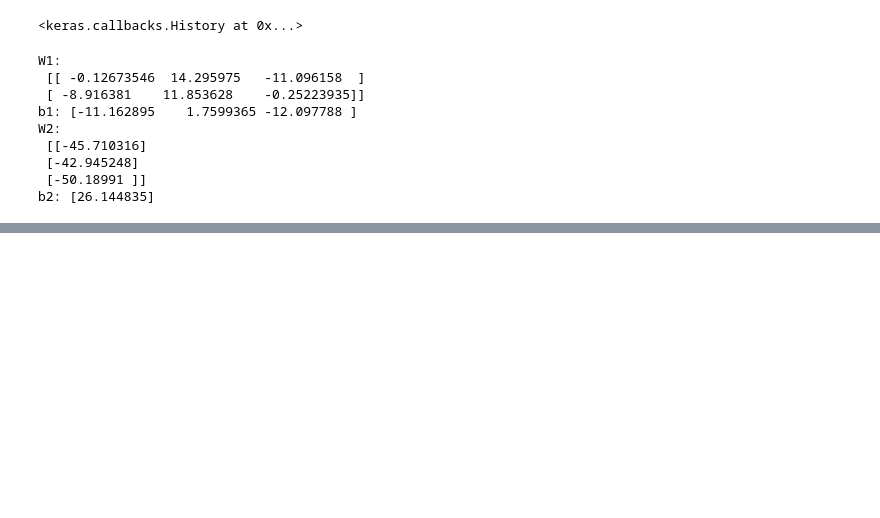
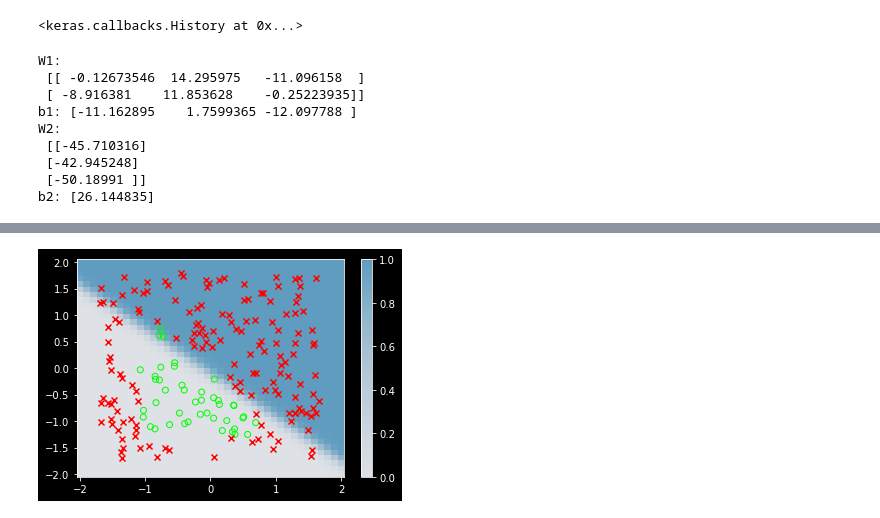
Before and after one commit to aq-amani/machine-learning, a Jupyter notebook: TensorFlow_simple_NN_binary_classification.ipynb, the cells around one changed output, grey strips where cells are left out. Saved outputs shown, nothing was run; the diff lists cells and outputs as text; code cells hidden in the pictures; blank space fills up the shorter version.

```diff
--- a/TensorFlow_simple_NN_binary_classification.ipynb
+++ b/TensorFlow_simple_NN_binary_classification.ipynb
@@ -172,0 +219,35 @@ plot_binary_classification_data(X_normalized, Y_train)
+# %%
+# Plot probabilities predicted by each neuron of the first layer
+#---------------------------------------------------------------
+
+n = 1 # Neuron index we want to see probability output for
+
+pred = np.zeros((X_meshed.shape[0], 1))
+
+
+for i in range(X_meshed.shape[0]):
+    a_out = sigmoid(np.matmul(W1.T, X_meshed[i,:]) + b1)
+    a_out = a_out.reshape(-1,1)
+    pred[i] = a_out[n]
+
+pred = pred.reshape(x0.shape)
+
+cmap = plt.get_cmap('Blues')
+cmap = truncate_colormap(cmap, 0.0, 0.5)
+
+
+pcm = plt.pcolormesh(x0, x1, pred, cmap=cmap, norm=cm.colors.Normalize(vmin=0, vmax=1), alpha = 0.9, shading='nearest')
+cbar = plt.colorbar()
+
+X1_train = X_normalized[:,0] # First feature data
+X2_train = X_normalized[:,1] # Second feature data
+
+
+Y_train = Y_hat
+
+plt.scatter(X1_train[Y_train==1], X2_train[Y_train==1], marker = 'o', edgecolors='lime', facecolors='none')
+plt.scatter(X1_train[Y_train==0], X2_train[Y_train==0], marker = 'x', c='r')
+
+plt.show()
+# %% [output]
+[figure, added]
```
Also changed, not shown: parts of 5 cells of this notebook.
